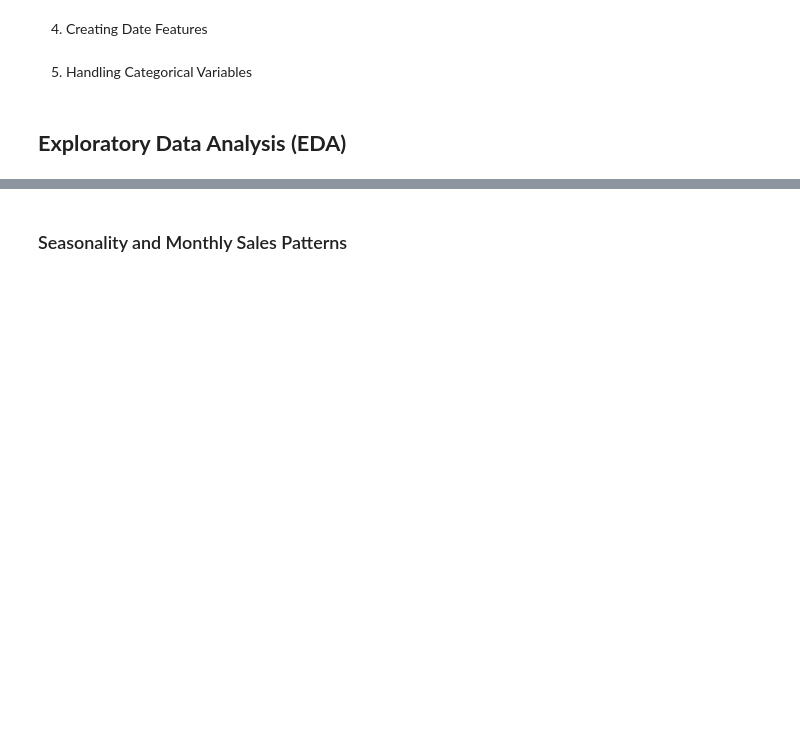
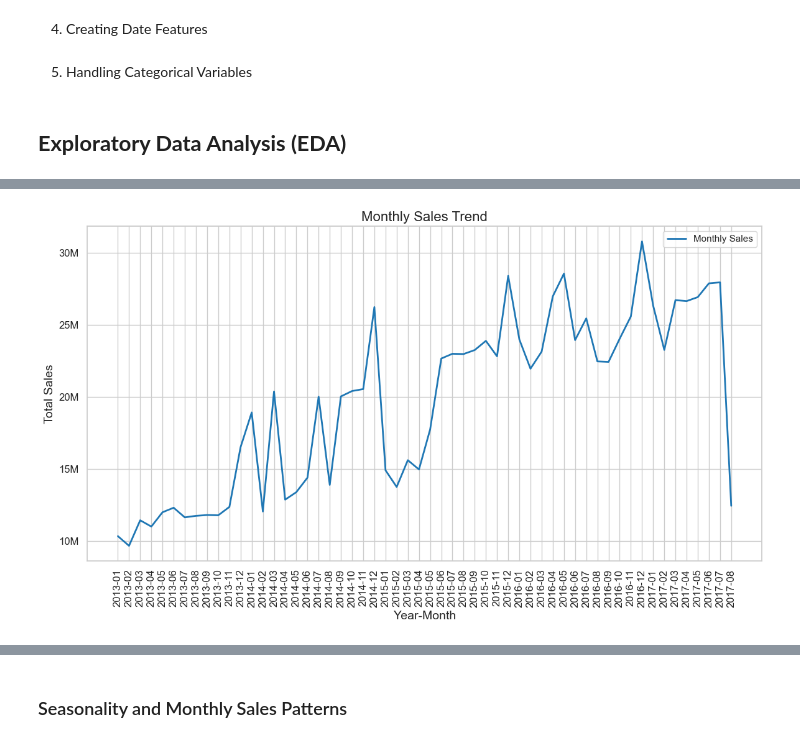
Before and after one commit to elishastanley/Demand-Forecasting-Optimization-for-Corporation-Favorita-A-Time-Series-Regression-ML-Approach, a Jupyter notebook: Notebooks/main.ipynb, the cells around one changed output, grey strips where cells are left out. Saved outputs shown, nothing was run; the diff lists cells and outputs as text; code cells hidden in the pictures; blank space fills up the shorter version.

```diff
--- a/Notebooks/main.ipynb
+++ b/Notebooks/main.ipynb
@@ -301,0 +367,18 @@ plt.show()
+# %%
+# Plotting monthly sales trend
+plt.figure(figsize=(14, 7))
+plt.plot(monthly_sales_trend['year_month'].astype(str),
+         monthly_sales_trend['sales'], color=palette[0], linewidth=2, label='Monthly Sales')
+plt.title('Monthly Sales Trend', fontsize=16)
+plt.xlabel('Year-Month', fontsize=14)
+plt.ylabel('Total Sales', fontsize=14)
+plt.tick_params(axis='both', which='major', labelsize=12)
+plt.xticks(rotation=90)
+
+# Formatting y-axis exponents
+plt.gca().get_yaxis().set_major_formatter(FuncFormatter(millions))
+
+plt.legend()
+plt.show()
+# %% [output]
+[figure, added]
```
Also changed, not shown: parts of 23 cells of this notebook.
